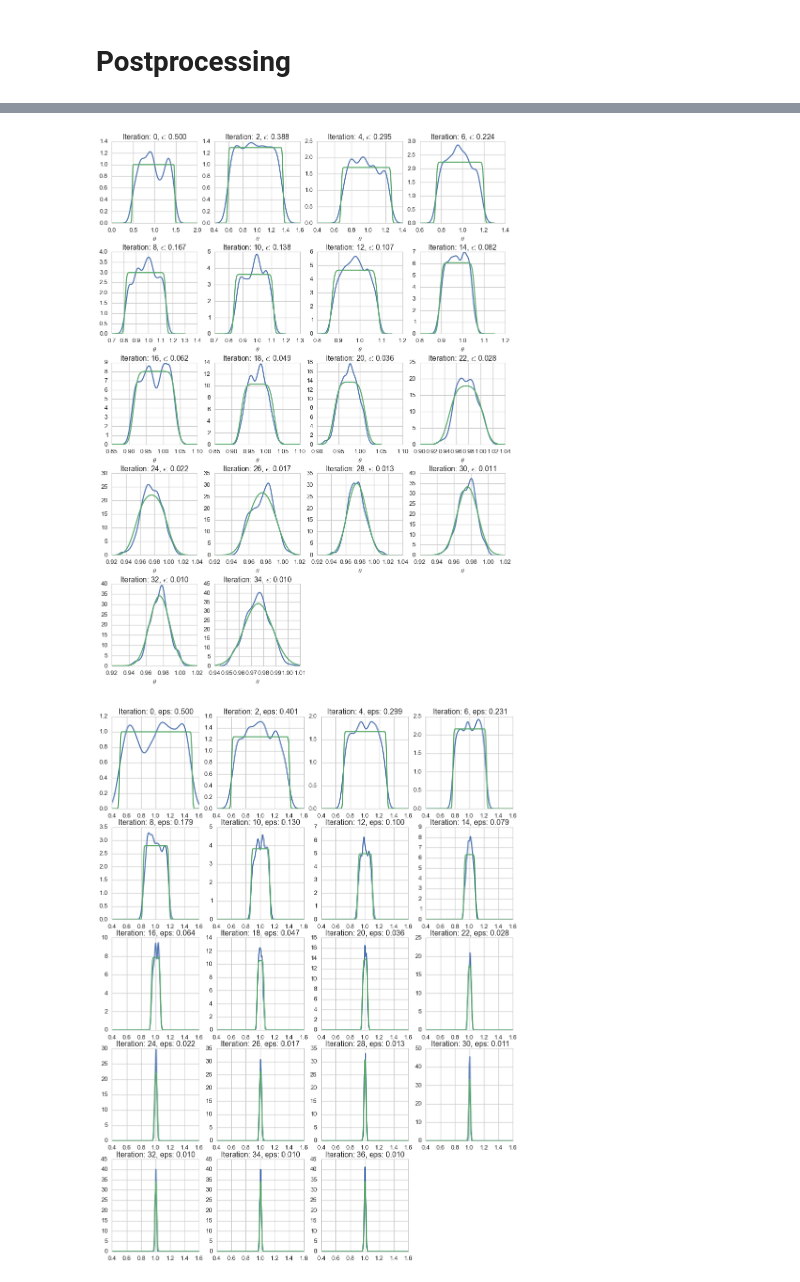
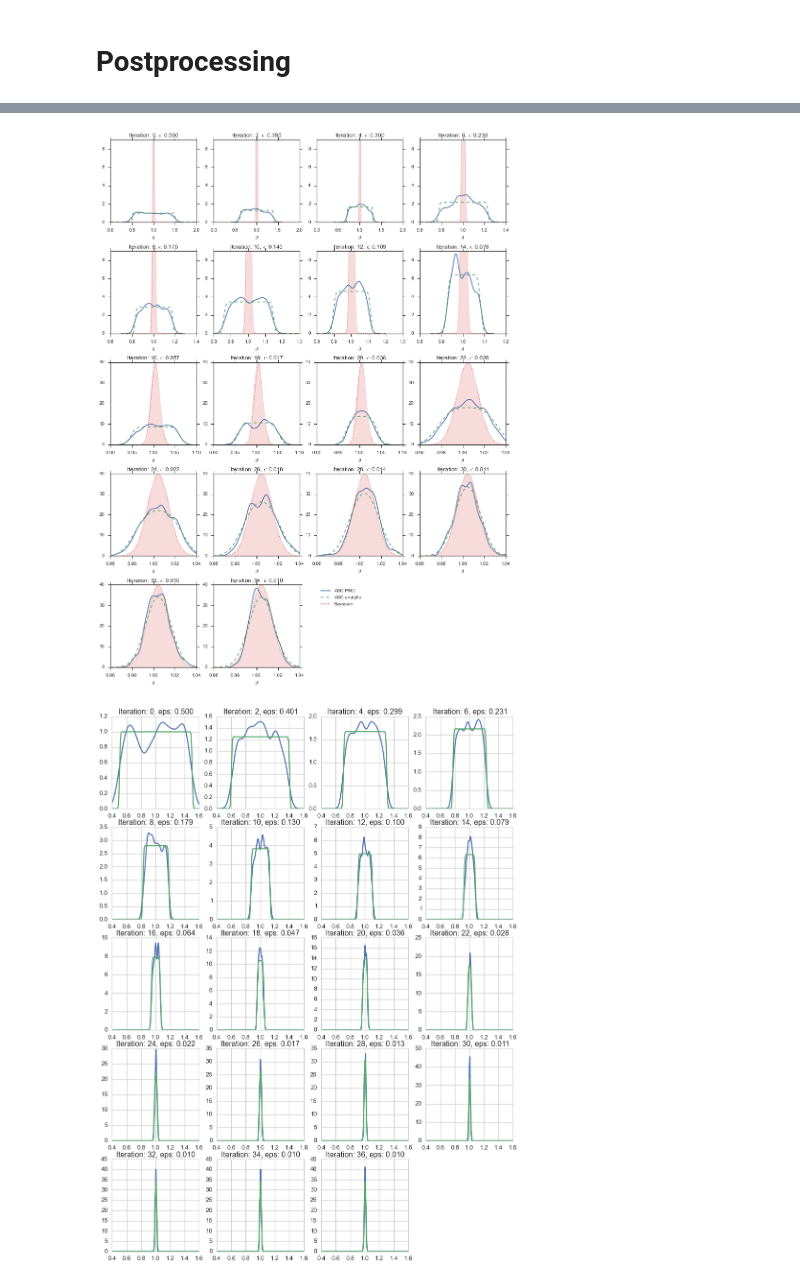
Before and after one commit to jakeret/abcpmc, a Jupyter notebook: notebooks/toy_model.ipynb, the cells around one changed output, grey strips where cells are left out. Cells and saved outputs as stored; diff of their text form; code cells hidden in the pictures.

```diff
--- a/notebooks/toy_model.ipynb
+++ b/notebooks/toy_model.ipynb
@@ -163,30 +172,46 @@ def p_theta_eta(theta, eta):
 def get_ticks(ticks, num=7):
     return [float("{0:<.2f}".format(tick)) for tick in np.linspace(ticks[0], ticks[-1], 7)]
 # %%
-nbins = 7
+nbins = 6
+sns.set(style="ticks")
 with mpl.rc_context(rc={"figure.figsize": [15, 20]}):
     for i in range(36/2):
         subplot(5, 4, i+1)
         title(r"Iteration: {0}, $\epsilon$: {1:>4.3f}".format(i*2, eps_values[i*2]))
         ax = sns.distplot(samples[i*2], hist=False, axlabel=r'$\theta$', hist_kws={"rotation":.3})
         ax.locator_params(axis = 'x', nbins = nbins)
-        #ax.locator_params(axis = 'y', nbins = nbins)
+        ax.locator_params(axis = 'y', nbins = 5)
         min_val, max_val = ax.get_xlim()
         x_grid = np.linspace(min_val, max_val, 1000)
-        plot(x_grid, p_theta_eta(x_grid, eps_values[i*2]))
+        plot(x_grid, p_theta_eta(x_grid, eps_values[i*2]), "--")
+        if i*2>=22:
+            xlim([0.96, 1.04])
 
+        if i*2<=14:
+            ylim([None, 9])
+
+        rv = norm(loc=np.mean(y), scale=1/np.sqrt(n))
+        plot(x_grid, rv.pdf(x_grid), ":", color=sns.xkcd_rgb["pale red"])
+        fill(x_grid, rv.pdf(x_grid), color=sns.xkcd_rgb["pale red"], alpha=0.2)
     #i = 37
     #subplot(5, 4, 20)
     #title(r"Iteration: {0}, $\epsilon$: {1:>4.3f}".format(i, eps_values[i]))
     #ax = sns.distplot(samples[i], hist=False, axlabel=r'$\theta$')
     #ax.locator_params(axis = 'x', nbins = nbins)
     #min_val, max_val = ax.get_xlim()
     #x_grid = np.linspace(min_val, max_val, 1000)
     #plot(x_grid, p_theta_eta(x_grid, eps_values[i]))
+
+    ax = subplot(5, 4, i+2)
+    plot(1, label="ABC PMC")
+    plot(1, "--", label="ABC analytic")
+    plot(1, ":", label="Bayesian")
+    legend(loc=2)
+    ax.set_axis_off()
     subplots_adjust(hspace = 0.35)
     savefig("1d_gauss_posterior_evolution.pdf")
 # %% [output]
-[figure, old version]
+[figure, new version]
 # %%
 from scipy.stats import gaussian_kde
 # %%
```
Also changed, not shown: parts of 9 cells of this notebook.
